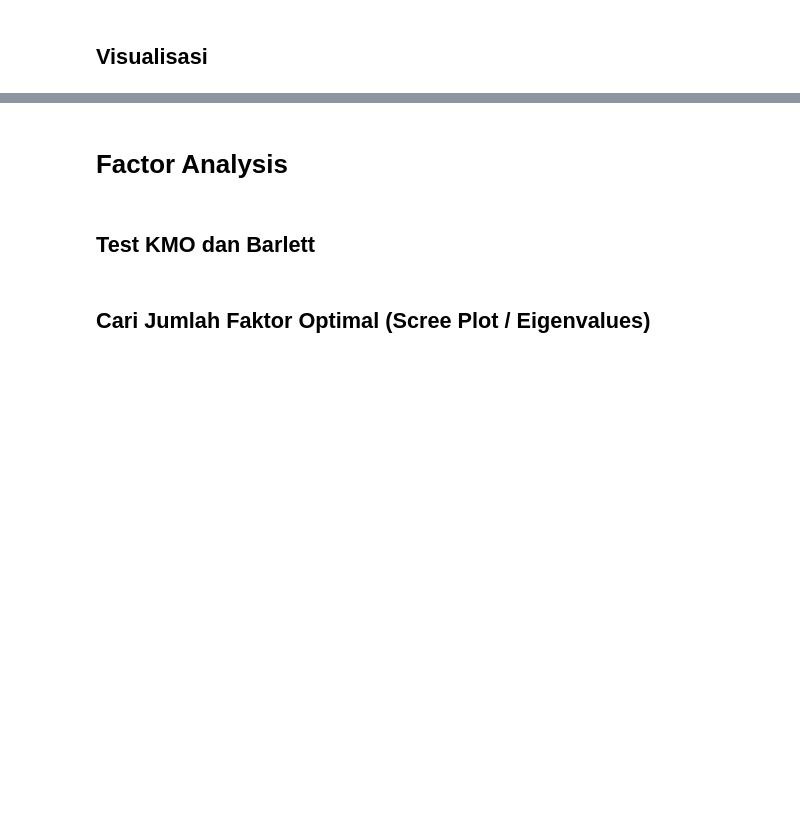
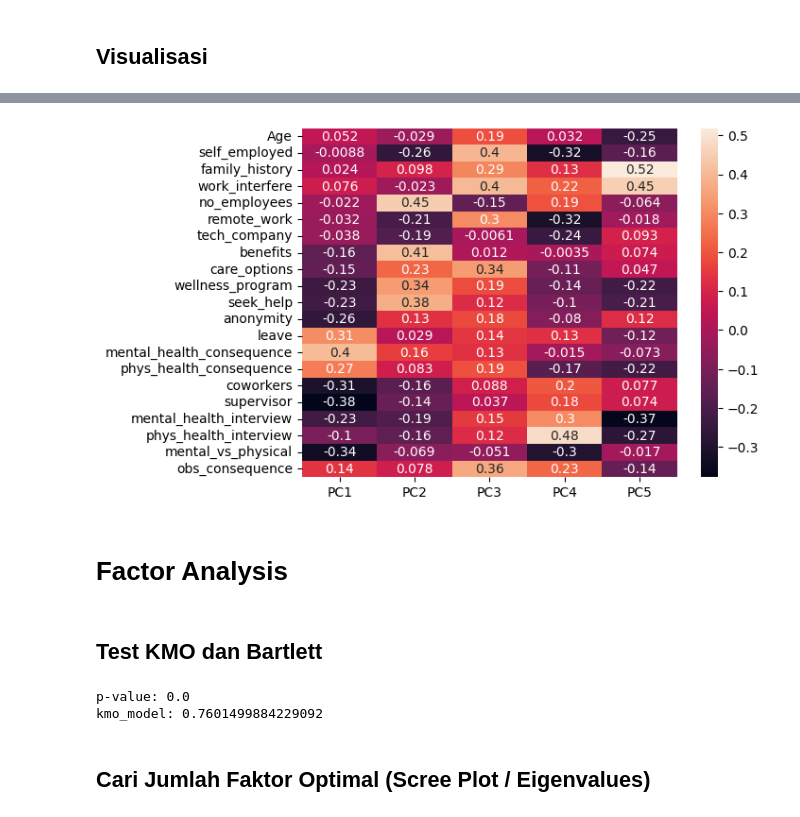
Before and after one commit to rfih/Dibimbing---DSDA, a Jupyter notebook: HO pribadi/HO Day 37/[Hands_On]_Day_37_PCA_dan_FA.ipynb, the cells around one changed output, grey strips where cells are left out. Cells and saved outputs as stored; diff of their text form; code cells hidden in the pictures; blank space fills up the shorter version.

```diff
--- a/HO pribadi/HO Day 37/[Hands_On]_Day_37_PCA_dan_FA.ipynb
+++ b/HO pribadi/HO Day 37/[Hands_On]_Day_37_PCA_dan_FA.ipynb
@@ -137,4 +353,16 @@ Kira-kira berapa jumlah komponennya?
+# %%
+# buatlah PCA loading heatmap (bisa ambil beberapa komponen pertama)
+loadings = pd.DataFrame(
+    pca.components_.T[:, :5],
+    columns=[f"PC{i+1}" for i in range(5)],
+    index=df.columns
+)
+
+sns.heatmap(loadings, annot=True)
+plt.show()
+# %% [output]
+[figure, added]
 # %% [markdown]
 # Factor Analysis
 # %% [markdown]
-## Test KMO dan Barlett
+## Test KMO dan Bartlett
@@ -146,2 +369,13 @@ Kira-kira berapa jumlah komponennya?
+# %%
+# Bartlett’s test
+_, p_value = calculate_bartlett_sphericity(X_scaled)
+print('p-value:', p_value) # jika < 0.05 maka menolak H0, bisa/"cukup" melakukan FA
+
+# KMO test
+kmo_all, kmo_model = calculate_kmo(X_scaled)
+print('kmo_model:', kmo_model)
+# %% [output]
+p-value: 0.0
+kmo_model: 0.7601499884229092
 # %% [markdown]
 ## Cari Jumlah Faktor Optimal (Scree Plot / Eigenvalues)
```
Also changed, not shown: parts of 32 cells of this notebook.
